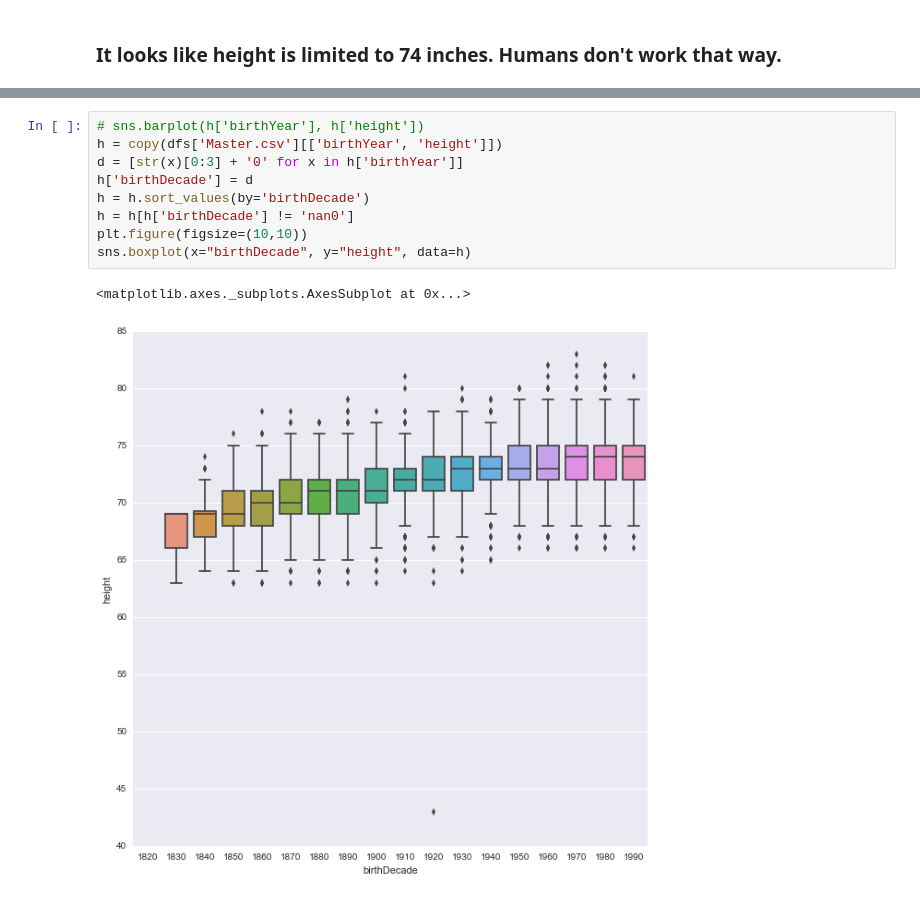
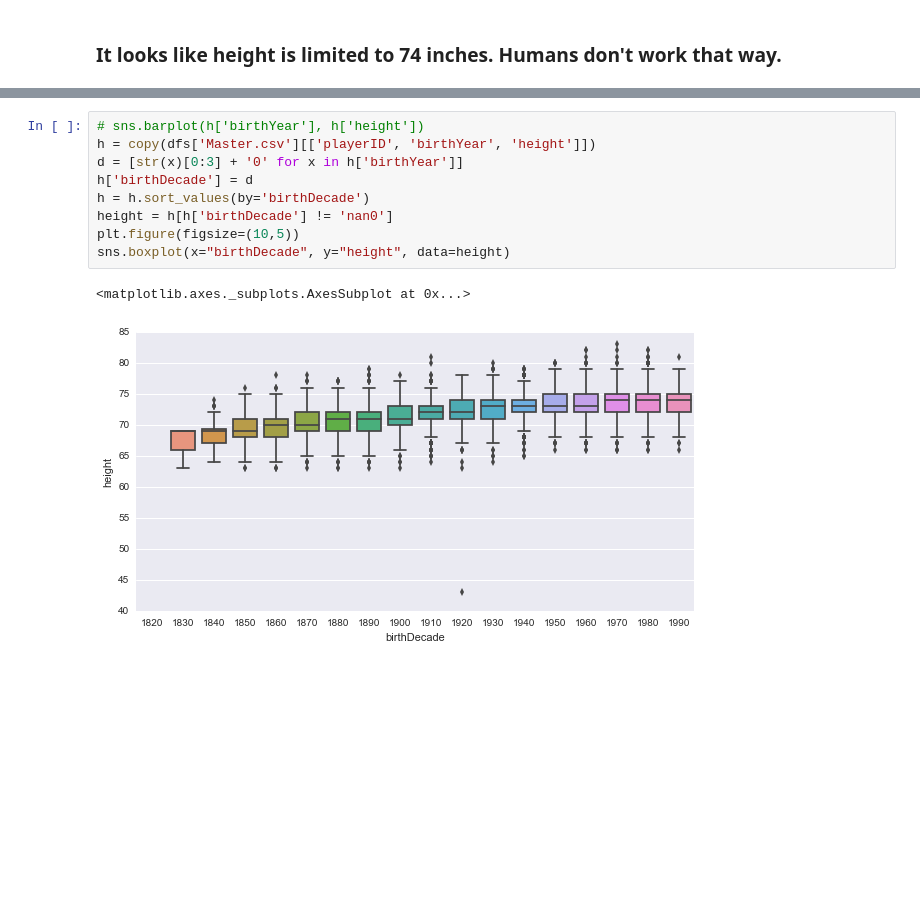
Before and after one commit to kenEldridge/baseball, a Jupyter notebook: baseball.ipynb, the cells around one changed output, grey strips where cells are left out. Drawn from its saved outputs; the diff is of its cells as text; blank space fills up the shorter version.

```diff
--- a/baseball.ipynb
+++ b/baseball.ipynb
@@ -89,12 +91,12 @@ sns.distplot(ht)
 # %%
 # sns.barplot(h['birthYear'], h['height'])
-h = copy(dfs['Master.csv'][['birthYear', 'height']])
+h = copy(dfs['Master.csv'][['playerID', 'birthYear', 'height']])
 d = [str(x)[0:3] + '0' for x in h['birthYear']]
 h['birthDecade'] = d
 h = h.sort_values(by='birthDecade')
-h = h[h['birthDecade'] != 'nan0']
-plt.figure(figsize=(10,10))
-sns.boxplot(x="birthDecade", y="height", data=h)
+height = h[h['birthDecade'] != 'nan0']
+plt.figure(figsize=(10,5))
+sns.boxplot(x="birthDecade", y="height", data=height)
 # %% [output]
 <matplotlib.axes._subplots.AxesSubplot at 0x...>
-[figure, old version]
+[figure, new version]
```
Also changed, not shown: parts of 16 cells of this notebook, 1 other file.
